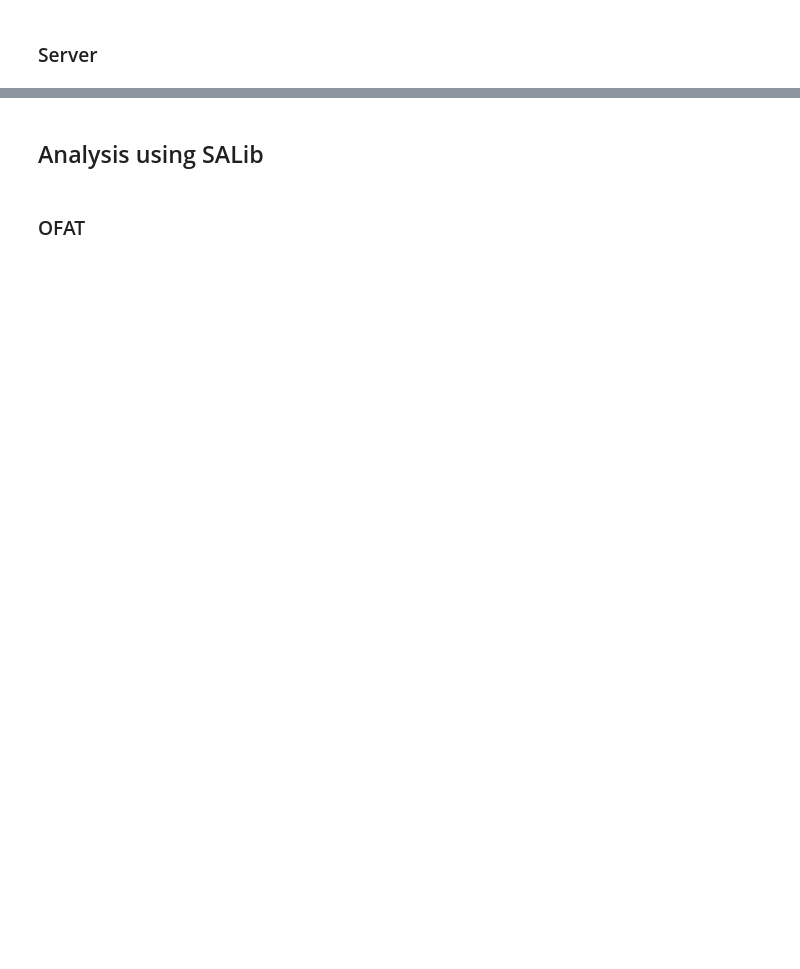
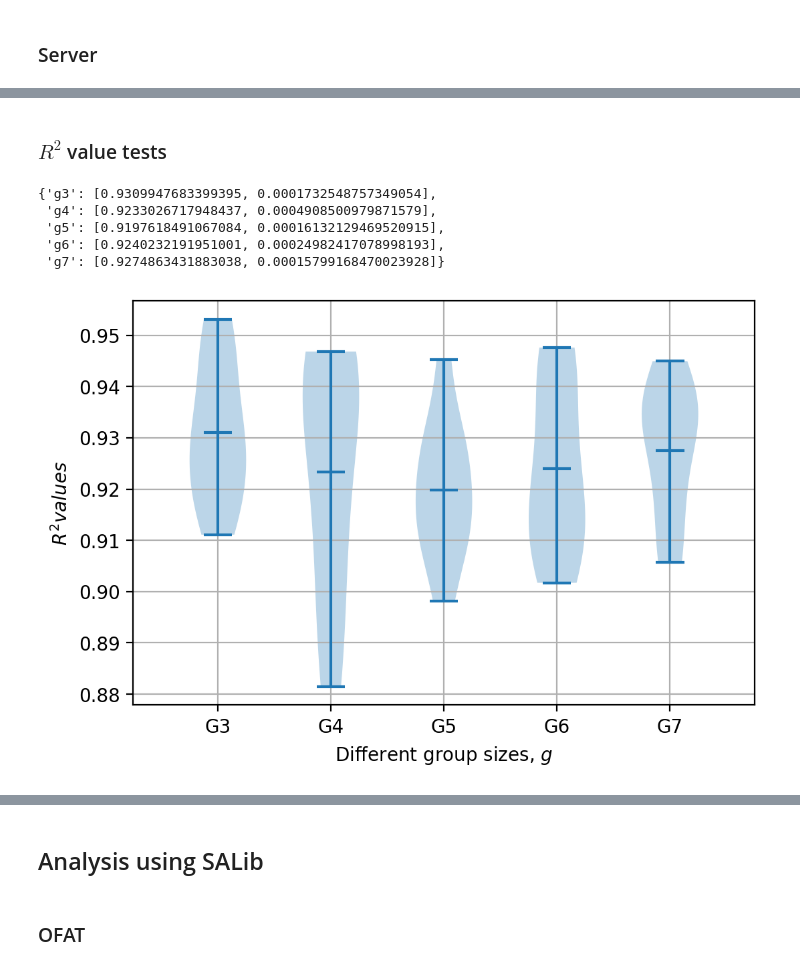
Before and after one commit to kamleshsahoo/CityFormation-ABM, a Jupyter notebook: EvolutionaryCity.ipynb, the cells around one changed output, grey strips where cells are left out. Cells and saved outputs as stored; diff of their text form; code cells hidden in the pictures; blank space fills up the shorter version.

Commit message:
r^2 vals and beta tests

```diff
--- a/EvolutionaryCity.ipynb
+++ b/EvolutionaryCity.ipynb
@@ -362,7 +358,7 @@ def bar_plot(ax, model_instance, a_dict , total_width=0.8, single_width=1):
 # %% [markdown]
 ### Run a test model and collect data
 # %%
-test_model = City_Model(N=1000, num_groups=6 )
+test_model = City_Model(N = 1000, num_groups=5,activation = 0)
 STEPS = 20
 for i in range(STEPS): # run model for some steps
     test_model.step()
@@ -588,0 +591,78 @@ plt.show()
+# %% [markdown]
+### $R^2$ value tests
+# %%
+def func(ranklist):
+    n = len(ranklist)
+    ranks = range(1, n+1)                        # y-axis: log(the ranks)
+    pops = [pops for (coords, pops) in ranklist] # x-axis: log(the poplution size)
+    ## Remove 0's to avoid log(0)
+    if 0 in pops:
+        idx = pops.index(0)
+        pops = pops[:idx]
+        ranks = ranks[:idx]
+    else:
+        idx = len(pops)-1
+        pops = pops[:idx]
+        ranks = ranks[:idx]
+    ## regression
+    slope, intercept, r_value, p_value, std_err = st.linregress(np.log(np.array(pops)), np.log(np.array(ranks)))
+    return slope, intercept, r_value, p_value, std_err
+
+r_dict = {"g3":[],"g4":[],"g5":[],"g6":[],"g7":[], "g8":[],"g9":[],"g10":[]}
+
+for i in range(len(variable_params["num_groups"])*mod_iter):
+    if int(i/10) == 0:
+        slope, intercept, r_value, p_value, std_err = func(run_data.iloc[i]["Ranks"])
+        r_dict["g3"].append(r_value**2)
+    elif int(i/10) == 1:
+        slope, intercept, r_value, p_value, std_err = func(run_data.iloc[i]["Ranks"])
+        r_dict["g4"].append(r_value**2)
+    elif int(i/10) == 2:
+        slope, intercept, r_value, p_value, std_err = func(run_data.iloc[i]["Ranks"])
+        r_dict["g5"].append(r_value**2)
+    elif int(i/10) == 3:
+        slope, intercept, r_value, p_value, std_err = func(run_data.iloc[i]["Ranks"])
+        r_dict["g6"].append(r_value**2)
+    elif int(i/10) == 4:
+        slope, intercept, r_value, p_value, std_err = func(run_data.iloc[i]["Ranks"])
+        r_dict["g7"].append(r_value**2)
+    elif int(i/10) == 5:
+        slope, intercept, r_value, p_value, std_err = func(run_data.iloc[i]["Ranks"])
+        r_dict["g8"].append(r_value**2)
+    elif int(i/10) == 6:
+        slope, intercept, r_value, p_value, std_err = func(run_data.iloc[i]["Ranks"])
+        r_dict["g9"].append(r_value**2)
+    elif int(i/10) == 7:
+        slope, intercept, r_value, p_value, std_err = func(run_data.iloc[i]["Ranks"])
+        r_dict["g10"].append(r_value**2)
+
+
+fig, ax = plt.subplots(dpi=200)
+ax.violinplot([r_dict["g3"],r_dict["g4"],r_dict["g5"],r_dict["g6"],r_dict["g7"],r_dict["g8"]],
+              r_dict["g9"],r_dict["g10"],showmeans=True)
+ax.get_xaxis().set_tick_params(direction='out')
+ax.xaxis.set_ticks_position('bottom')
+ax.set_xticks(np.arange(1, 9))
+ax.set_xticklabels(['G3','G4','G5','G6','G7','G8','G9','G10'])
+ax.set_xlim(0.25, 8.75)
+ax.set_xlabel(r'Different group sizes, $g$',fontsize=10)
+ax.set_ylabel(r'$R^2 values$',fontsize=10)
+ax.grid()
+
+
+r_dict["g3"] = [np.mean(r_dict["g3"]), np.var(r_dict["g3"])]
+r_dict["g4"] = [np.mean(r_dict["g4"]), np.var(r_dict["g4"])]
+r_dict["g5"] = [np.mean(r_dict["g5"]), np.var(r_dict["g5"])]
+r_dict["g6"] = [np.mean(r_dict["g6"]), np.var(r_dict["g6"])]
+r_dict["g7"] = [np.mean(r_dict["g7"]), np.var(r_dict["g7"])]
+r_dict["g8"] = [np.mean(r_dict["g8"]), np.var(r_dict["g8"])]
+r_dict["g9"] = [np.mean(r_dict["g9"]), np.var(r_dict["g9"])]
+r_dict["g10"] = [np.mean(r_dict["g10"]), np.var(r_dict["g10"])]
+print(r"mean of $r^2$ values and variances", r_dict)
+# %% [output]
+{'g3': [0.9309947683399395, 0.0001732548757349054],
+ 'g4': [0.9233026717948437, 0.0004908500979871579],
+ 'g5': [0.9197618491067084, 0.00016132129469520915],
+ 'g6': [0.9240232191951001, 0.00024982417078998193],
+ 'g7': [0.9274863431883038, 0.00015799168470023928]}
+[figure, added]
```
Also changed, not shown: parts of 20 cells of this notebook.
